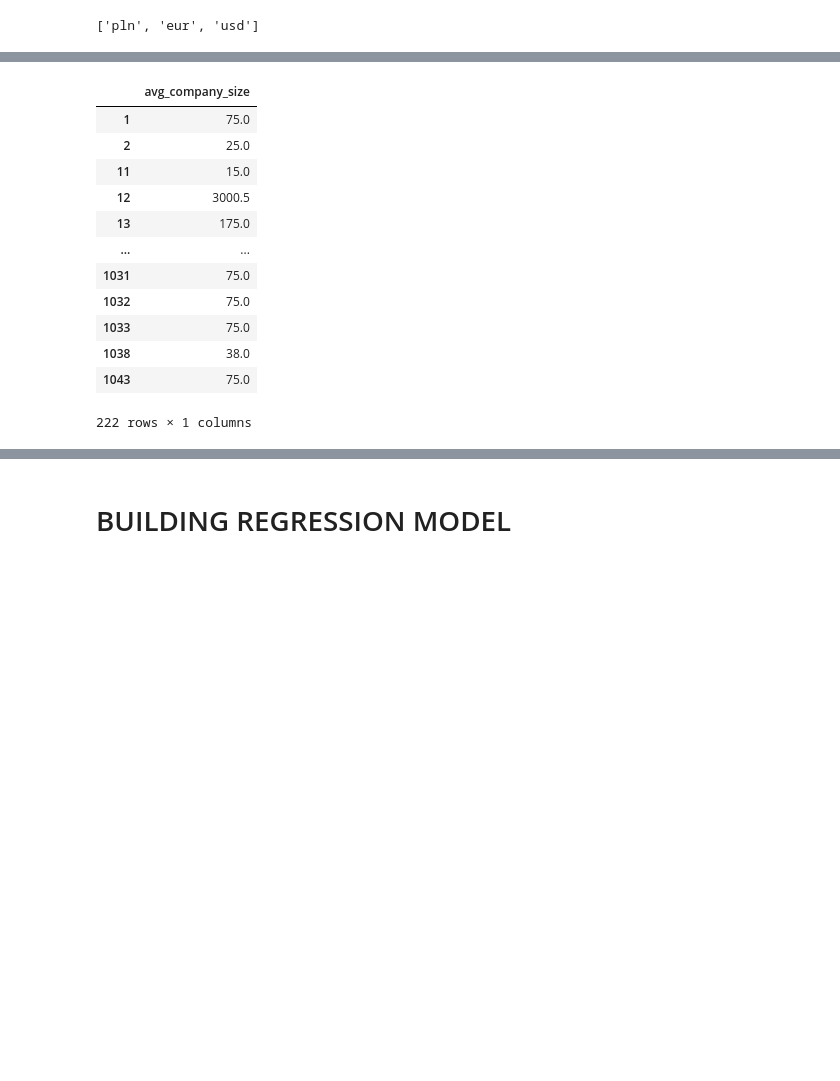
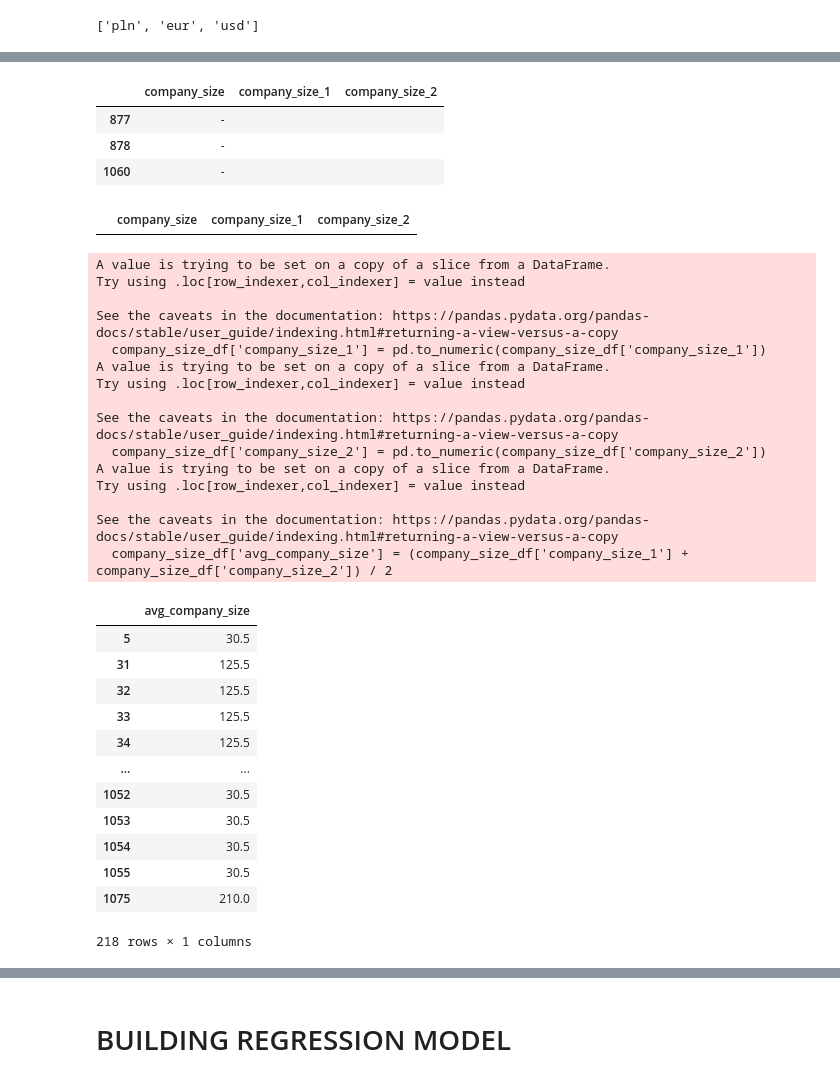
Before and after one commit to dmarszalik/just-join-it-salaries, a Jupyter notebook: Predict_salaries_project.ipynb, the cells around one changed output, grey strips where cells are left out. Cells and saved outputs as stored; diff of their text form; code cells hidden in the pictures; blank space fills up the shorter version.

Commit message:
prepared way to predict salary for link but need to debug few mistakes

```diff
--- a/Predict_salaries_project.ipynb
+++ b/Predict_salaries_project.ipynb
@@ -490,7 +420,7 @@ df_employment_type_1.sample()
 # %%
-df_employment_type_2 = df_employment_types[1].apply(pd.Series)
+df_employment_type_2 = df_employment_types[1].apply(pd.Series, dtype='object')
 df_employment_type_2 = pd.concat([df_employment_type_2.drop(['salary'], axis=1),
-                                  df_employment_type_2['salary'].apply(pd.Series)], axis=1)
+                                  df_employment_type_2['salary'].apply(pd.Series, dtype='object')], axis=1)
 df_employment_type_2.drop(columns=0, inplace = True)
 df_employment_type_2.sample(10)
 # %% [output]
@@ -550,5 +500,6 @@ df_with_salary['to'] = df_with_salary.apply(lambda row: change_currency(row['to'
 # %%
 df_with_salary.loc[df_with_salary['currency'] != selected_currency, 'currency'] = selected_currency
 # %%
-df = pd.concat([df_with_salary, df_no_salary])
-df.info()
+df_pln = pd.concat([df_with_salary, df_no_salary])
+df_pln.reset_index(drop=True, inplace = True)
+df_pln.info()
@@ -563,2 +530,8 @@ at this stage df includes:
 - experience_level, country_code, employment_type, workplace_type and skills encoded columns
 - offers in a foreign currency converted into PLN
+# %%
+#cleaning up and encoding company sizes
+
+#cleaning up sizes that contain '-'
+company_size_df = df_pln[df_pln['company_size'].str.contains('-')][['company_size']]
+company_size_df
@@ -565,32 +555,50 @@ at this stage df includes:
+# %%
+company_size_df[company_size_df['company_size']=='-']
+# %% [output]
+|  | company_size | company_size_1 | company_size_2 |
+| 877 | - |  |  |
+| 878 | - |  |  |
+| 1060 | - |  |  |
+# %%
+company_size_df = company_size_df[company_size_df['company_size'] != '-']
+company_size_df[company_size_df['company_size']=='-']
+# %% [output]
+|  | company_size | company_size_1 | company_size_2 |
 # %%
-#cleaning up and encoding company sizes
-
-#cleaning up sizes that contain '-'
-company_size_df = df[df['company_size'].str.contains('-')][['company_size']]
-
-company_size_df['company_size_1'] = company_size_df['company_size'].str.split('-').str[0]
-company_size_df['company_size_2']  = company_size_df['company_size'].str.split('-').str[-1]
-
-company_size_df = company_size_df.dropna()
-
+# company_size_df = company_size_df.copy()
 company_size_df['company_size_1'] = pd.to_numeric(company_size_df['company_size_1'])
 company_size_df['company_size_2'] = pd.to_numeric(company_size_df['company_size_2'])
 company_size_df['avg_company_size'] = (company_size_df['company_size_1'] + company_size_df['company_size_2']) / 2
 
 company_size_df = company_size_df[['avg_company_size']]
 company_size_df
 # %% [output]
+A value is trying to be set on a copy of a slice from a DataFrame.
+Try using .loc[row_indexer,col_indexer] = value instead
+
+See the caveats in the documentation: https://pandas.pydata.org/pandas-docs/stable/user_guide/indexing.html#returning-a-view-versus-a-copy
+  company_size_df['company_size_1'] = pd.to_numeric(company_size_df['company_size_1'])
+A value is trying to be set on a copy of a slice from a DataFrame.
+Try using .loc[row_indexer,col_indexer] = value instead
+
+See the caveats in the documentation: https://pandas.pydata.org/pandas-docs/stable/user_guide/indexing.html#returning-a-view-versus-a-copy
+  company_size_df['company_size_2'] = pd.to_numeric(company_size_df['company_size_2'])
+A value is trying to be set on a copy of a slice from a DataFrame.
+Try using .loc[row_indexer,col_indexer] = value instead
+
+See the caveats in the documentation: https://pandas.pydata.org/pandas-docs/stable/user_guide/indexing.html#returning-a-view-versus-a-copy
+  company_size_df['avg_company_size'] = (company_size_df['company_size_1'] + company_size_df['company_size_2']) / 2
 |  | avg_company_size |
-| 1 | 75.0 |
-| 2 | 25.0 |
-| 11 | 15.0 |
-| 12 | 3000.5 |
-| 13 | 175.0 |
+| 5 | 30.5 |
+| 31 | 125.5 |
+| 32 | 125.5 |
+| 33 | 125.5 |
+| 34 | 125.5 |
 | ... | ... |
-| 1031 | 75.0 |
-| 1032 | 75.0 |
-| 1033 | 75.0 |
-| 1038 | 38.0 |
-| 1043 | 75.0 |
+| 1052 | 30.5 |
+| 1053 | 30.5 |
+| 1054 | 30.5 |
+| 1055 | 30.5 |
+| 1075 | 210.0 |
-222 rows × 1 columns
+218 rows × 1 columns
 # %%
```
Also changed, not shown: parts of 81 cells of this notebook, 3 other files.
